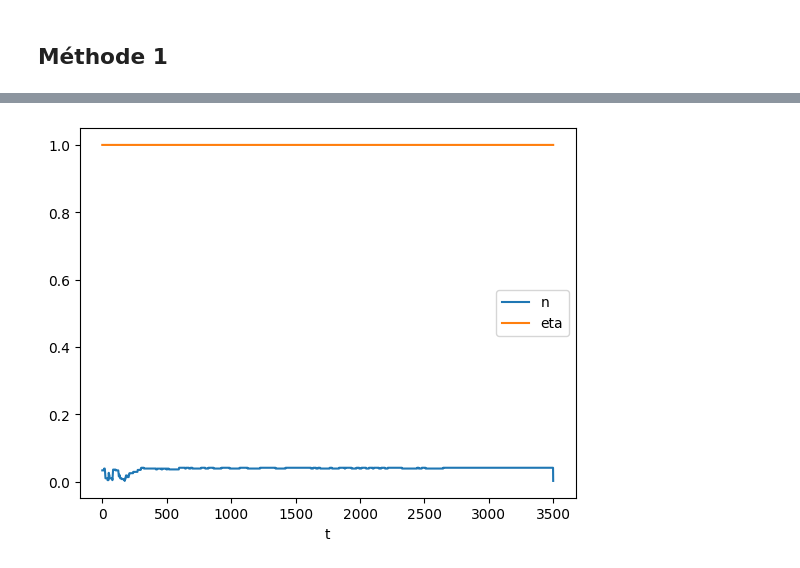
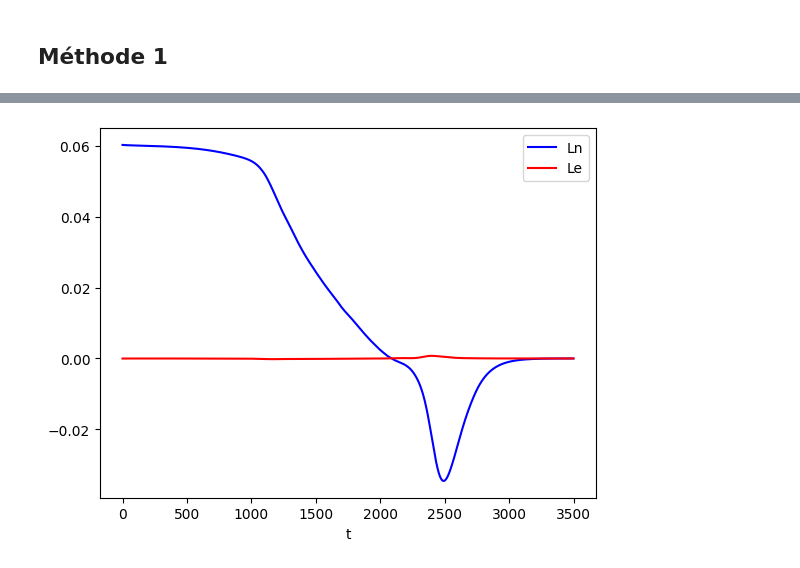
Before and after one commit to aaronmarciano/optimalcontrol, a Jupyter notebook: test.ipynb, the cells around one changed output, grey strips where cells are left out. Saved outputs shown, nothing was run; the diff lists cells and outputs as text; code cells hidden in the pictures.

```diff
--- a/test.ipynb
+++ b/test.ipynb
@@ -26,6 +26,7 @@ for j in range(M):
         Xi[:, j, :, l] = C * max(Omega[l] - Omega[j], 0) / M
 
 T = 350 # durée de la simulation
+dt = 1
 pop = 10**6 # population totale
 h = 1 / pop
 
@@ -40,7 +41,7 @@ def psi(x):
         return -3 * (x**3)/(h**2) - 14 * (x**2) / h - 19 * x - 8 * h
 
 def Psi(X):
-    return np.array([psi(e) for e in X.reshape(X.size)]).reshape(X.shape)
+    return np.vectorize(psi)(X)
 # %%
 # Calcul des dérivées
 
@@ -117,15 +110,18 @@ for t in range(T):
 # %%
 # Résultats et Affichage
+S_l, I_l, R_l, V_l, D_l = simulation(S0, I0, R0, V0, D0, n, eta, 1, T)
+
+Is_l = [np.sum(I_l[t]) for t in range(int(T/dt))]
+Rs_l = [np.sum(R_l[t]) for t in range(int(T/dt))]
 
 plt.figure()
 plt.plot(S_l, label='Susceptible')
-plt.plot(I_l, label='Infecté')
-plt.plot(R_l, label='Resistant')
+plt.plot(Is_l, label='Infecté')
+plt.plot(Rs_l, label='Resistant')
 plt.plot(D_l, label='Morts')
 plt.plot(V_l, label='Vaccinés')
-plt.plot(S_l + I_l + R_l + D_l + V_l, label='Total')
+plt.plot(S_l + Is_l + Rs_l + D_l + V_l, label='Total')
 plt.xlabel('t')
-#plt.yscale('log')
 plt.ylabel('% population')
 plt.legend()
 plt.title(f"Infection initial : {200 * 10**-5} ; NPI : 0.75 pour les 50 premiers jours")
@@ -214,5 +204,9 @@ P = make_P()
 # %%
+# initialisation
 
+eta = np.array([eta_inf for _ in range(n_steps)])
+n = np.array([n_sup for _ in range(n_steps)])
+P = make_P()
 # simulation
 converged = False
 it = 0
@@ -232,16 +226,17 @@ while (not converged) and (it < it_max):
     D_l = np.zeros(n_steps)
     V_l = np.zeros(n_steps)
     for t in range(n_steps):
-        S_l[t] = S
+        S_l[t] = copy.deepcopy(S)
         I_l[t] = copy.deepcopy(I)
         R_l[t] = copy.deepcopy(R)
-        D_l[t] = D
-        V_l[t] = V
+        D_l[t] = copy.deepcopy(D)
+        V_l[t] = copy.deepcopy(V)
 
         vac = min(n[t],S*(1/timestep-eta[t]*np.sum(I.transpose()@Beta)))
+
         Sp = dS(S, I, vac, eta[t])
         Vp = dV(I, V, vac, eta[t])
-        Ip = dI(t, S, I, V, R, eta[t])
+        Ip = dI(S, I, V, R, eta[t])
         Rp = dR(I, R, eta[t])
         Dp = dD(I)
 
@@ -250,42 +245,51 @@ while (not converged) and (it < it_max):
         I = I + timestep * Ip
         R = R + timestep * Rp
         D = D + timestep * Dp
+
     # Modification de n et eta
     pS = 0
     pI = np.zeros((N,M))
     pR = np.zeros((N,M))
     pV = 0
-    Ln = 0
-    Le = 0
+    Ln_l = np.zeros(n_steps)
+    Le_l = np.zeros(n_steps)
     n_ = copy.deepcopy(n)
     eta_ = copy.deepcopy(eta)
 
     for t in range(n_steps-1,-1,-1):
+        # Calcul de Lambda_n et Lambda_eta
+        Ln = dHn(pV, pS)
+        Le = dHeta(pI, pS, pV, pR, I_l[t], R_l[t], S_l[t], V_l[t])
+
+        S = S_l [t]
+        V = V_l[t]
+        I = I_l [t]
+        R = R_l [t]
+        Ln_l[t] = Ln
+        Le_l[t] = Le
+        # mise à jour de n et eta
+        if  Ln >= 0:
+            n[t] = (1-lambd)*n[t]
+        else:
+            n[t] = (1-lambd)*n[t] + lambd * n_sup
+
+        if Le <= 0:
+            eta[t] = (1-lambd)*eta[t] + lambd * eta_inf
+        else:
+            eta[t] = (1-lambd)*eta[t] + lambd
+
         # Calcul des adjoints p_S, p_I, p_R, p_V, p_D
         pSp = dpS(eta[t], pI, pS, I_l[t])
         pIp = dpI(eta[t], pI, pS, pV, pR, I_l[t], R_l[t], S_l[t], V_l[t])
         pRp = dpR(eta[t], pI, pR)
         pVp = dpV(eta[t], pI, pV, I_l[t])
 
-        pS = pS + timestep * pSp
-        pV = pV + timestep * pVp
-        pI = pI + timestep * pIp
-        pR = pR + timestep * pRp
+        pS = pS - timestep * pSp
+        pV = pV - timestep * pVp
+        pI = pI - timestep * pIp
+        pR = pR - timestep * pRp
 
-        # Calcul de Lambda_n et Lambda_eta
-        Ln = dHn(pV, pS)
-        Le = dHeta(pI, pS, pV, pR, I_l[t], R_l[t], S_l[t], V_l[t])
 
-        # mise à jour de n et eta
-        if  Ln >= 0:
-            n[t] = (1-lambd)*n[t]
-        else:
-            n[t] = (1-lambd)*n[t] + n_sup
-
-        if Le <= 0:
-            eta[t] = (1-lambd)*eta[t] + eta_inf
-        else:
-            eta[t] = (1-lambd)*eta[t] + 1
 
     # Convergence
     if np.linalg.norm(n-n_) < eps and np.linalg.norm(eta-eta_) < eps:
@@ -294,7 +298,7 @@ while (not converged) and (it < it_max):
 
     print("itération", it, "n-n_= ", np.linalg.norm(n-n_), "eta-eta_= ", np.linalg.norm(eta-eta_))
 
-    if it%10 == 0:
+    if (it-1)%5 == 0:
         Is_l = [np.sum(I_l[t]) for t in range(n_steps)]
         Rs_l = [np.sum(R_l[t]) for t in range(n_steps)]
         plt.figure()
@@ -307,10 +311,24 @@ while (not converged) and (it < it_max):
         plt.ylabel('% population')
         plt.legend()
         plt.show()
+
         plt.figure()
-        plt.plot(n, label='n')
-        plt.plot(eta, label='eta')
+        plt.plot(Ln_l, label='Ln',c='b')
+        plt.plot(Le_l, label='Le',c='r')
         plt.xlabel('t')
         plt.legend()
         plt.show()
+
+        fig, ax1 = plt.subplots()
+        ax1.plot(n, 'b-', label='Courbe n')
+        ax1.set_xlabel('t')
+        ax1.set_ylabel('Pourcentage de vaccination', color='b')
+        ax1.tick_params('y', colors='b')
+        ax2 = ax1.twinx()
+        ax2.plot(eta, 'r-', label='Courbe eta')
+        ax2.set_ylabel('NPI', color='r')
+        ax2.tick_params('y', colors='r')
+        ax1.legend(loc='upper left')
+        ax2.legend(loc='upper right')
+        plt.show()
 # %% [output]
@@ -328 +337 @@ itération 10 n-n_=  0.13499161438870352 eta-eta_=  0.0
-[figure, old version]
+[figure, new version]
```
Also changed, not shown: parts of 8 cells of this notebook.
